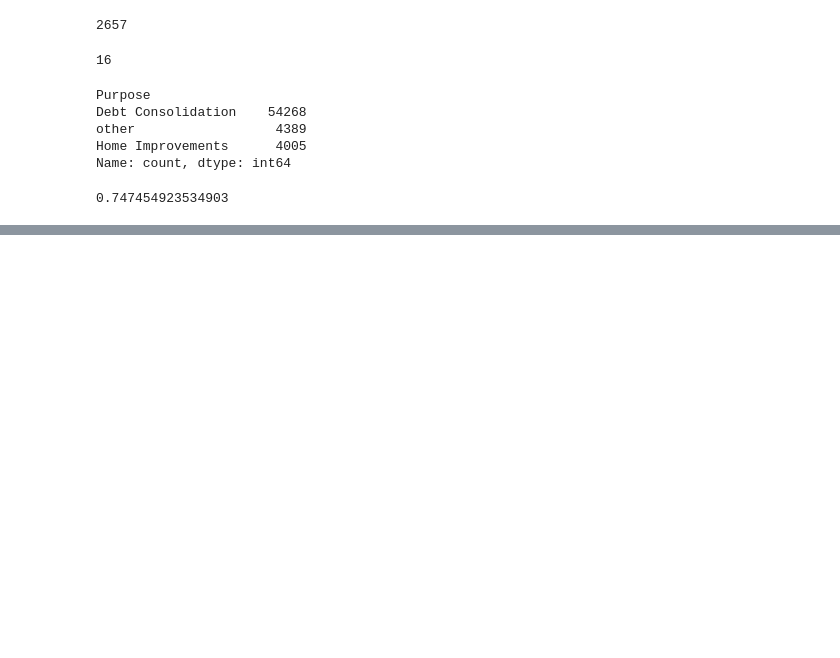
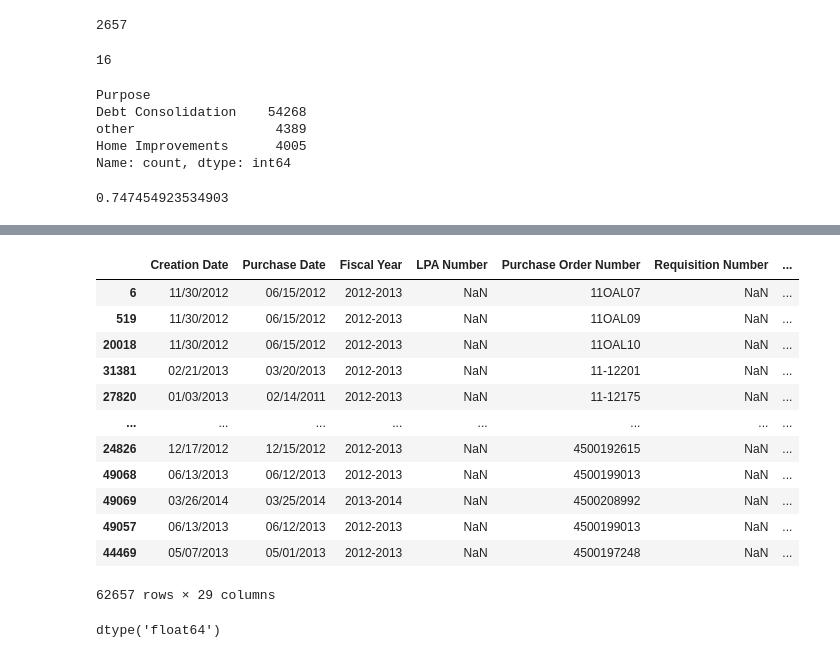
Before and after one commit to ehellgre/data-analytics-2024, a Jupyter notebook: exercise-set-2.ipynb, the cells around one changed output, grey strips where cells are left out. Cells and saved outputs as stored; diff of their text form; code cells hidden in the pictures; blank space fills up the shorter version.

```diff
--- a/exercise-set-2.ipynb
+++ b/exercise-set-2.ipynb
@@ -175,0 +181,5 @@ corr_between_ncp_and_bankruptcies
+# %%
+purchase_data = pd.read_csv('purchases.csv')
+
+purchase_df = pd.DataFrame(purchase_data)
+purchase_df.head(5)
@@ -175,0 +236,26 @@ corr_between_ncp_and_bankruptcies
+# %%
+# Sort the data by Department Name
+
+purchase_df_sorted_by_dpname = purchase_df.sort_values('Department Name')
+purchase_df_sorted_by_dpname
+# %% [output]
+|  | Creation Date | Purchase Date | Fiscal Year | LPA Number | Purchase Order Number | Requisition Number | ... |
+| 6 | 11/30/2012 | 06/15/2012 | 2012-2013 | NaN | 11OAL07 | NaN | ... |
+| 519 | 11/30/2012 | 06/15/2012 | 2012-2013 | NaN | 11OAL09 | NaN | ... |
+| 20018 | 11/30/2012 | 06/15/2012 | 2012-2013 | NaN | 11OAL10 | NaN | ... |
+| 31381 | 02/21/2013 | 03/20/2013 | 2012-2013 | NaN | 11-12201 | NaN | ... |
+| 27820 | 01/03/2013 | 02/14/2011 | 2012-2013 | NaN | 11-12175 | NaN | ... |
+| ... | ... | ... | ... | ... | ... | ... | ... |
+| 24826 | 12/17/2012 | 12/15/2012 | 2012-2013 | NaN | 4500192615 | NaN | ... |
+| 49068 | 06/13/2013 | 06/12/2013 | 2012-2013 | NaN | 4500199013 | NaN | ... |
+| 49069 | 03/26/2014 | 03/25/2014 | 2013-2014 | NaN | 4500208992 | NaN | ... |
+| 49057 | 06/13/2013 | 06/12/2013 | 2012-2013 | NaN | 4500199013 | NaN | ... |
+| 44469 | 05/07/2013 | 05/01/2013 | 2012-2013 | NaN | 4500197248 | NaN | ... |
+62657 rows × 29 columns
+# %%
+# Replace the $-sign of the Unit Price –column, and convert the value to a float
+purchase_df['Unit Price'] = purchase_df['Unit Price'].str.replace('$', '').astype(float)
+check_dtype = purchase_df['Unit Price'].dtype
+check_dtype
+# %% [output]
+dtype('float64')
```
Also changed, not shown: parts of 7 cells of this notebook, 1 other file.
